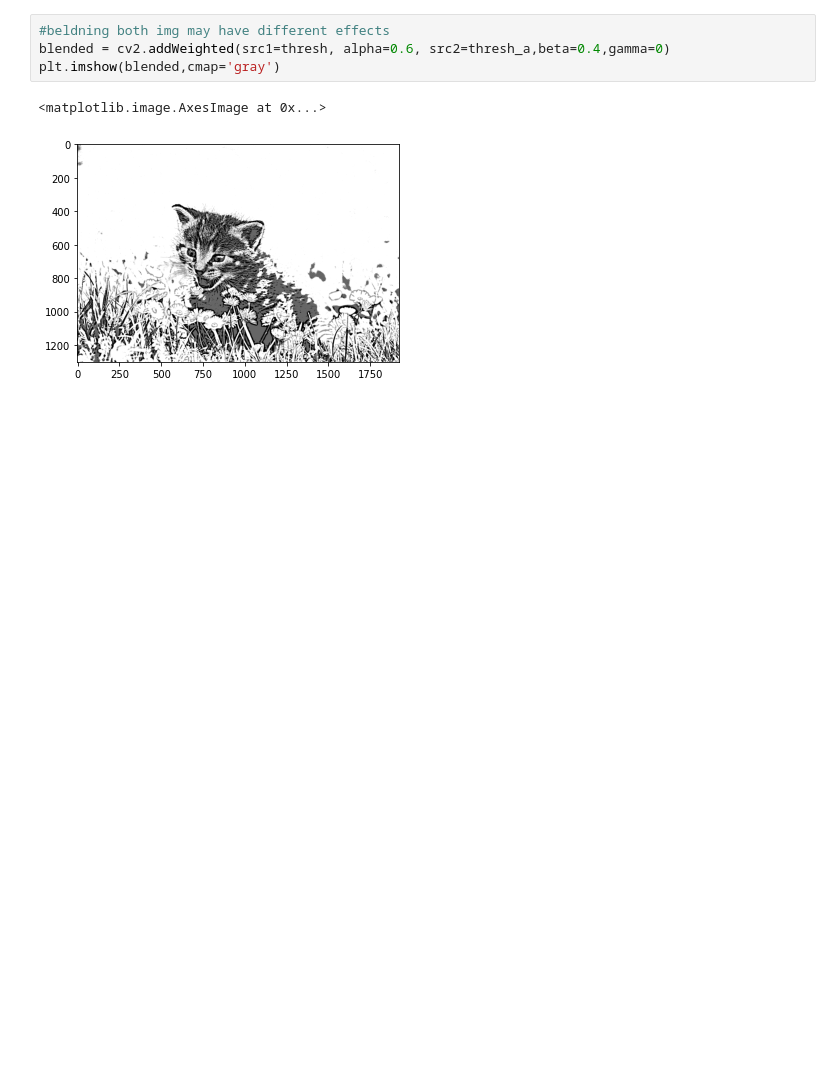
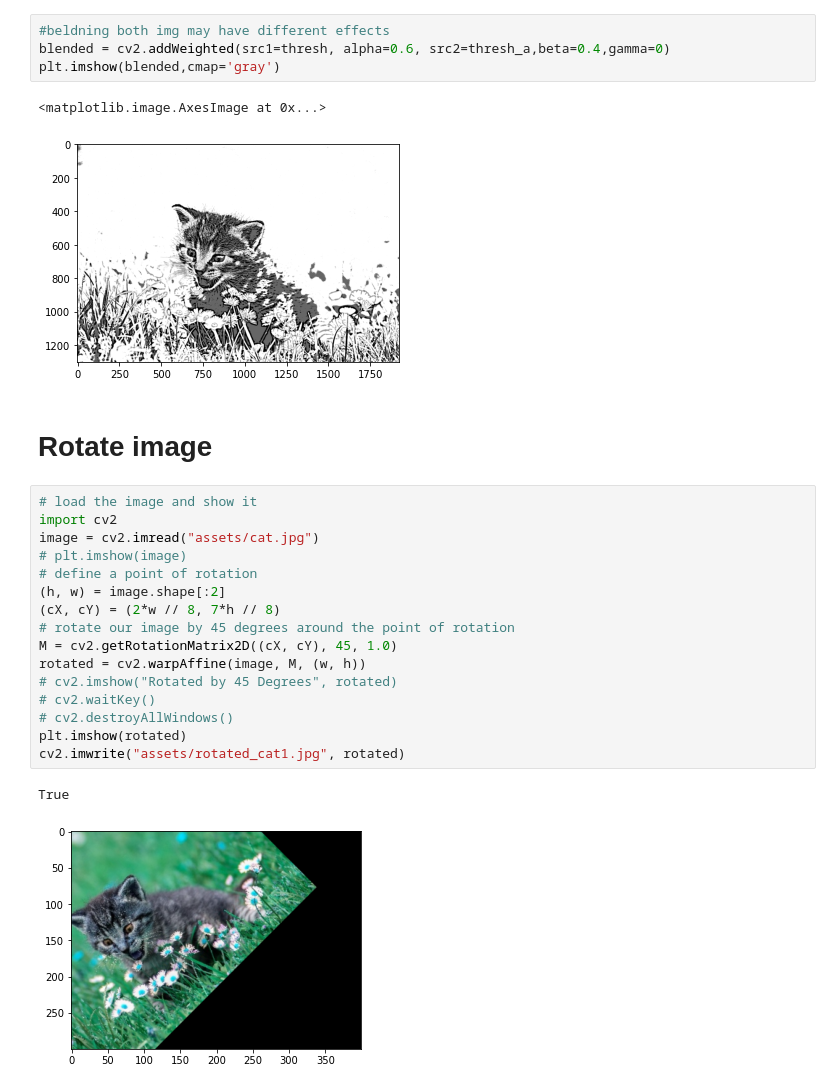
Before and after one commit to linhengchuan/python, a Jupyter notebook: cv/cv_img_processing.ipynb, the cells around one changed output. Cells and saved outputs as stored; diff of their text form; blank space fills up the shorter version.

Commit message:
Update cv rotation

```diff
--- a/cv/cv_img_processing.ipynb
+++ b/cv/cv_img_processing.ipynb
@@ -243,3 +243,24 @@ plt.imshow(blended,cmap='gray')
 # %% [output]
 <matplotlib.image.AxesImage at 0x...>
 [figure]
+# %% [markdown]
+# Rotate image
+# %%
+# load the image and show it
+import cv2
+image = cv2.imread("assets/cat.jpg")
+# plt.imshow(image)
+# define a point of rotation
+(h, w) = image.shape[:2]
+(cX, cY) = (2*w // 8, 7*h // 8)
+# rotate our image by 45 degrees around the point of rotation
+M = cv2.getRotationMatrix2D((cX, cY), 45, 1.0)
+rotated = cv2.warpAffine(image, M, (w, h))
+# cv2.imshow("Rotated by 45 Degrees", rotated)
+# cv2.waitKey()
+# cv2.destroyAllWindows()
+plt.imshow(rotated)
+cv2.imwrite("assets/rotated_cat1.jpg", rotated)
+# %% [output]
+True
+[figure, added]
```
Also changed, not shown: 4 other files.
